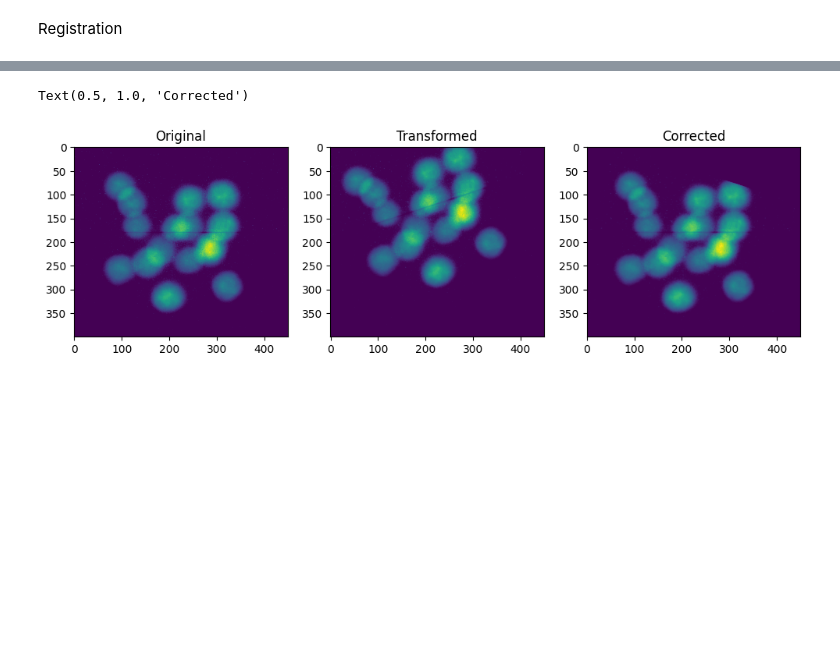
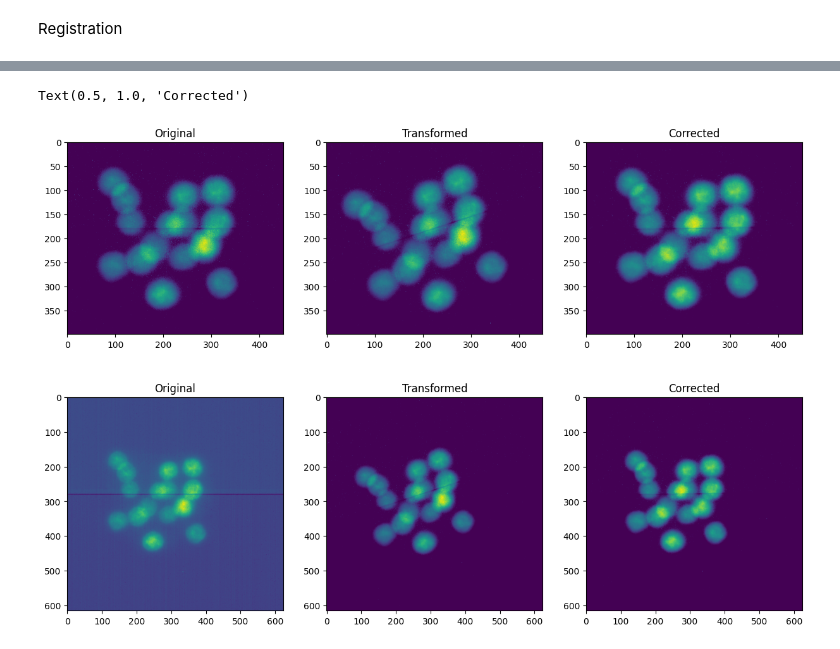
Before and after one commit to dsb-lab/registration_sitk, a Jupyter notebook: sitk_proof_of_concept.ipynb, the cells around one changed output, grey strips where cells are left out. Cells and saved outputs as stored; diff of their text form; code cells hidden in the pictures; blank space fills up the shorter version.

Commit message:
Manage to make it work. Application of transformations obtained from a cropped iamge into the original image by correction for the image origin. Details on notebook

```diff
--- a/sitk_proof_of_concept.ipynb
+++ b/sitk_proof_of_concept.ipynb
@@ -101,17 +107,25 @@ Make a random transformation.
 # %%
 rot_ax= (0,0,1)
 rot_angle = 0.1*np.pi
-trans = [0,50,0]
+trans = [0,10,0]
 
+img_center = (image_3D_original_thresholded.GetHeight()/2,image_3D_original_thresholded.GetWidth()/2,image_3D_original_thresholded.GetDepth()/2)
 #Rotation
-transform = sitk.VersorTransform(rot_ax,rot_angle,(image_3D_thresholded.GetHeight()/2,image_3D_thresholded.GetWidth()/2,image_3D_thresholded.GetDepth()/2))
+transform = sitk.VersorTransform(rot_ax,rot_angle, img_center)
 #Translation
 transform2 = sitk.TranslationTransform(3,trans)
 #Put together
 transform_total = sitk.CompositeTransform([transform,transform2])
 #Create image
-image_3D_transformed = sitk.Resample(image_3D,transform_total)
-image_3D_thresholded_transformed = sitk.Resample(image_3D_thresholded,transform_total)
+
+image_3D_original_transformed = sitk.Resample(image_3D_original, transform_total)
+image_3D_original_thresholded_transformed = sitk.Resample(image_3D_original_thresholded, transform_total)
+
+arr = sitk.GetArrayFromImage(image_3D_original_transformed)
+image_3D_transformed = sitk.GetImageFromArray(arr[zlims[0]:zlims[1], ylims[0]:ylims[1], xlims[0]:xlims[1]])
+
+arr = sitk.GetArrayFromImage(image_3D_original_thresholded_transformed)
+image_3D_thresholded_transformed = sitk.GetImageFromArray(arr[zlims[0]:zlims[1], ylims[0]:ylims[1], xlims[0]:xlims[1]])
 # %%
 fig,ax = plt.subplots(2,2,figsize=(5,5))
 
@@ -201,14 +229,26 @@ Optimizer's stopping condition, GradientDescentOptimizerv4Template: Convergence
 # %%
-image_3D_corrected = sitk.Resample(image_3D_thresholded_transformed,sitk.CompositeTransform([final_transform]))
+tr = sitk.CompositeTransform([final_transform])
+# tr = transform_total.GetInverse()
+image_3D_corrected = sitk.Resample(image_3D_thresholded_transformed, tr)
+idxs = (-1*start_index[0], -1*start_index[1], -1*start_index[2])
+image_3D_original_thresholded_transformed.SetOrigin((idxs))
+image_3D_original_corrected = sitk.Resample(image_3D_original_thresholded_transformed, tr)
 # %%
-fig,ax = plt.subplots(1,3,figsize=(12,4))
+fig,ax = plt.subplots(2,3,figsize=(15,10))
 
-ax[0].imshow(sitk.GetArrayFromImage(image_3D_thresholded).sum(axis=0))
-ax[0].set_title("Original")
-ax[1].imshow(sitk.GetArrayFromImage(image_3D_thresholded_transformed).sum(axis=0))
-ax[1].set_title("Transformed")
-ax[2].imshow(sitk.GetArrayFromImage(image_3D_corrected).sum(axis=0))
-ax[2].set_title("Corrected")
+ax[0,0].imshow(sitk.GetArrayFromImage(image_3D_thresholded).sum(axis=0))
+ax[0,0].set_title("Original")
+ax[0,1].imshow(sitk.GetArrayFromImage(image_3D_thresholded_transformed).sum(axis=0))
+ax[0,1].set_title("Transformed")
+ax[0,2].imshow(sitk.GetArrayFromImage(image_3D_corrected).sum(axis=0))
+ax[0,2].set_title("Corrected")
+
+ax[1,0].imshow(sitk.GetArrayFromImage(image_3D_original).sum(axis=0))
+ax[1,0].set_title("Original")
+ax[1,1].imshow(sitk.GetArrayFromImage(image_3D_original_thresholded_transformed).sum(axis=0))
+ax[1,1].set_title("Transformed")
+ax[1,2].imshow(sitk.GetArrayFromImage(image_3D_original_corrected).sum(axis=0))
+ax[1,2].set_title("Corrected")
 # %% [output]
 Text(0.5, 1.0, 'Corrected')
-[figure, old version]
+[figure, new version]
```
Also changed, not shown: parts of 10 cells of this notebook, 1 other file.
